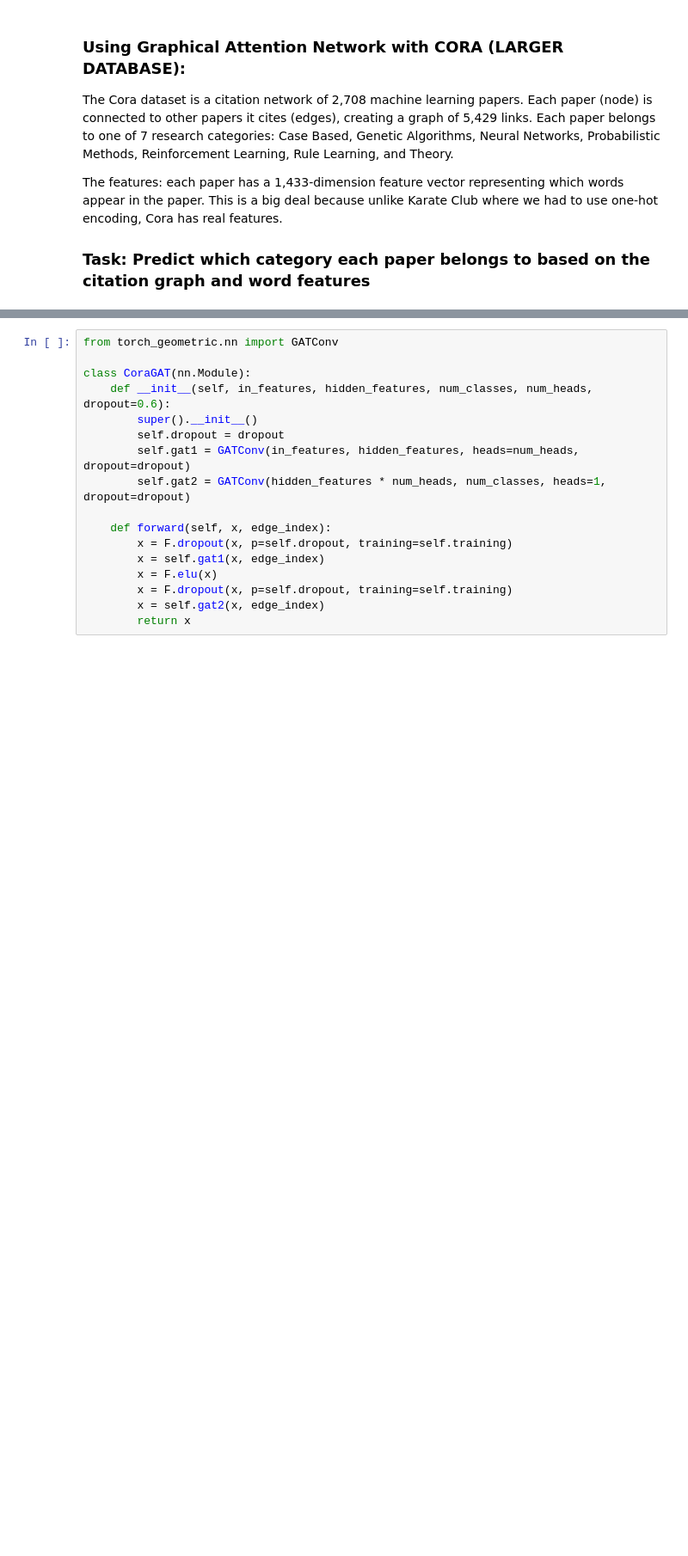
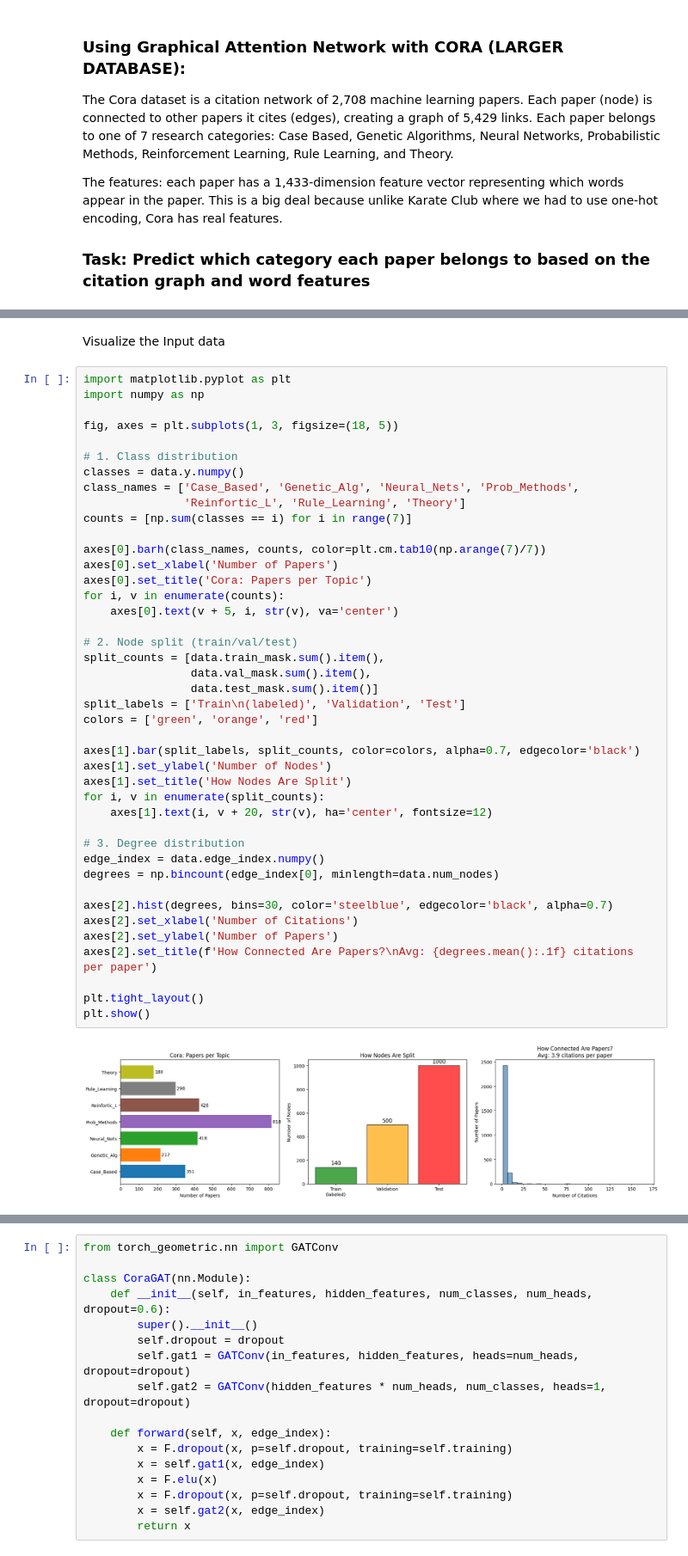
Before and after one commit to EricXieQ/Graphical-Neural-Network, a Jupyter notebook: Graphical_Attention_Network.ipynb, the cells around one changed output, grey strips where cells are left out. Shown at 86% size. Cells and saved outputs as stored; diff of their text form; blank space fills up the shorter version.

```diff
--- a/Graphical_Attention_Network.ipynb
+++ b/Graphical_Attention_Network.ipynb
@@ -474,0 +468,46 @@ Done!
+# %% [markdown]
+Visualize the Input data
+# %%
+import matplotlib.pyplot as plt
+import numpy as np
+
+fig, axes = plt.subplots(1, 3, figsize=(18, 5))
+
+# 1. Class distribution
+classes = data.y.numpy()
+class_names = ['Case_Based', 'Genetic_Alg', 'Neural_Nets', 'Prob_Methods',
+               'Reinfortic_L', 'Rule_Learning', 'Theory']
+counts = [np.sum(classes == i) for i in range(7)]
+
+axes[0].barh(class_names, counts, color=plt.cm.tab10(np.arange(7)/7))
+axes[0].set_xlabel('Number of Papers')
+axes[0].set_title('Cora: Papers per Topic')
+for i, v in enumerate(counts):
+    axes[0].text(v + 5, i, str(v), va='center')
+
+# 2. Node split (train/val/test)
+split_counts = [data.train_mask.sum().item(),
+                data.val_mask.sum().item(),
+                data.test_mask.sum().item()]
+split_labels = ['Train\n(labeled)', 'Validation', 'Test']
+colors = ['green', 'orange', 'red']
+
+axes[1].bar(split_labels, split_counts, color=colors, alpha=0.7, edgecolor='black')
+axes[1].set_ylabel('Number of Nodes')
+axes[1].set_title('How Nodes Are Split')
+for i, v in enumerate(split_counts):
+    axes[1].text(i, v + 20, str(v), ha='center', fontsize=12)
+
+# 3. Degree distribution
+edge_index = data.edge_index.numpy()
+degrees = np.bincount(edge_index[0], minlength=data.num_nodes)
+
+axes[2].hist(degrees, bins=30, color='steelblue', edgecolor='black', alpha=0.7)
+axes[2].set_xlabel('Number of Citations')
+axes[2].set_ylabel('Number of Papers')
+axes[2].set_title(f'How Connected Are Papers?\nAvg: {degrees.mean():.1f} citations per paper')
+
+plt.tight_layout()
+plt.show()
+# %% [output]
+[figure, added]
```
Also changed, not shown: parts of 42 cells of this notebook, 9 other files.
